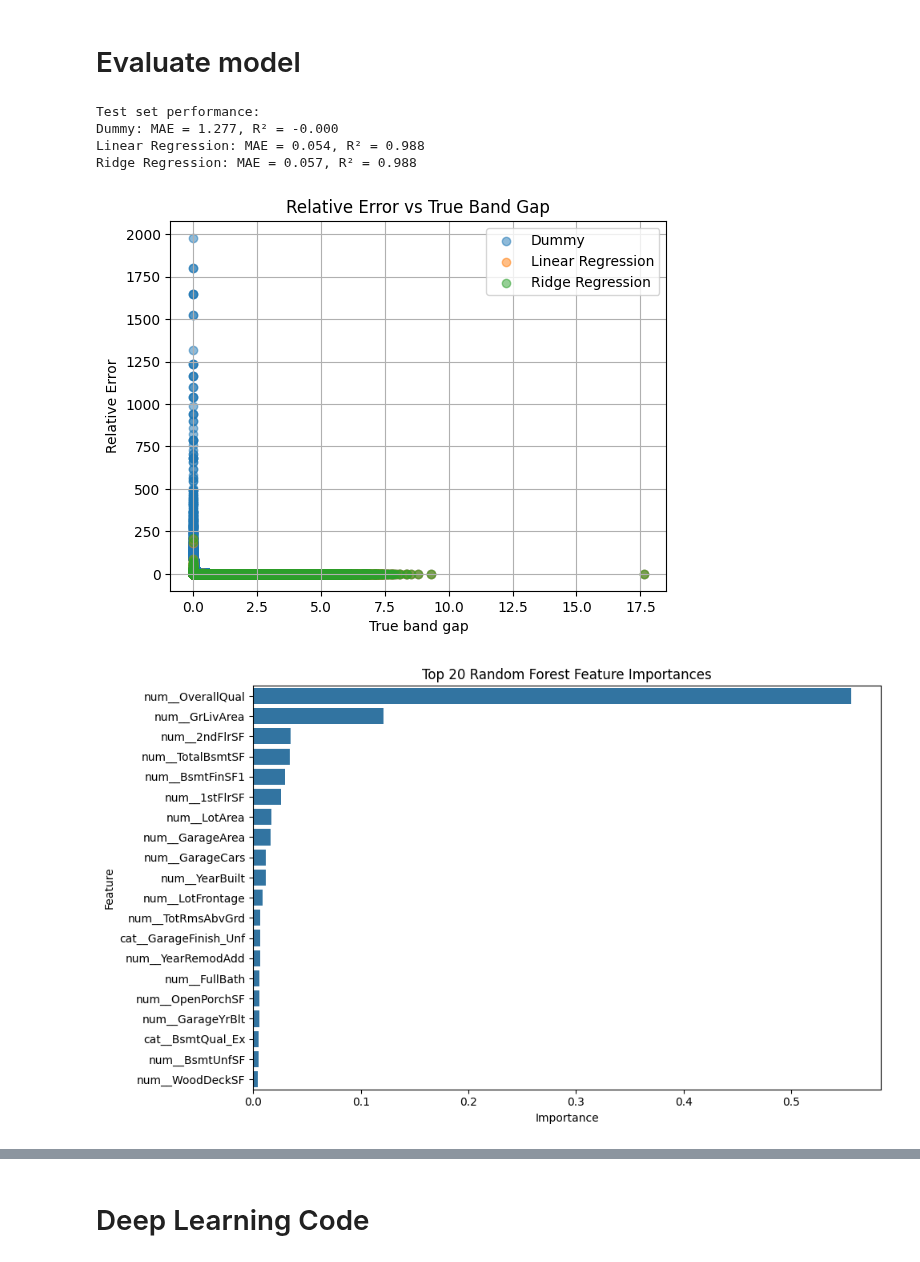
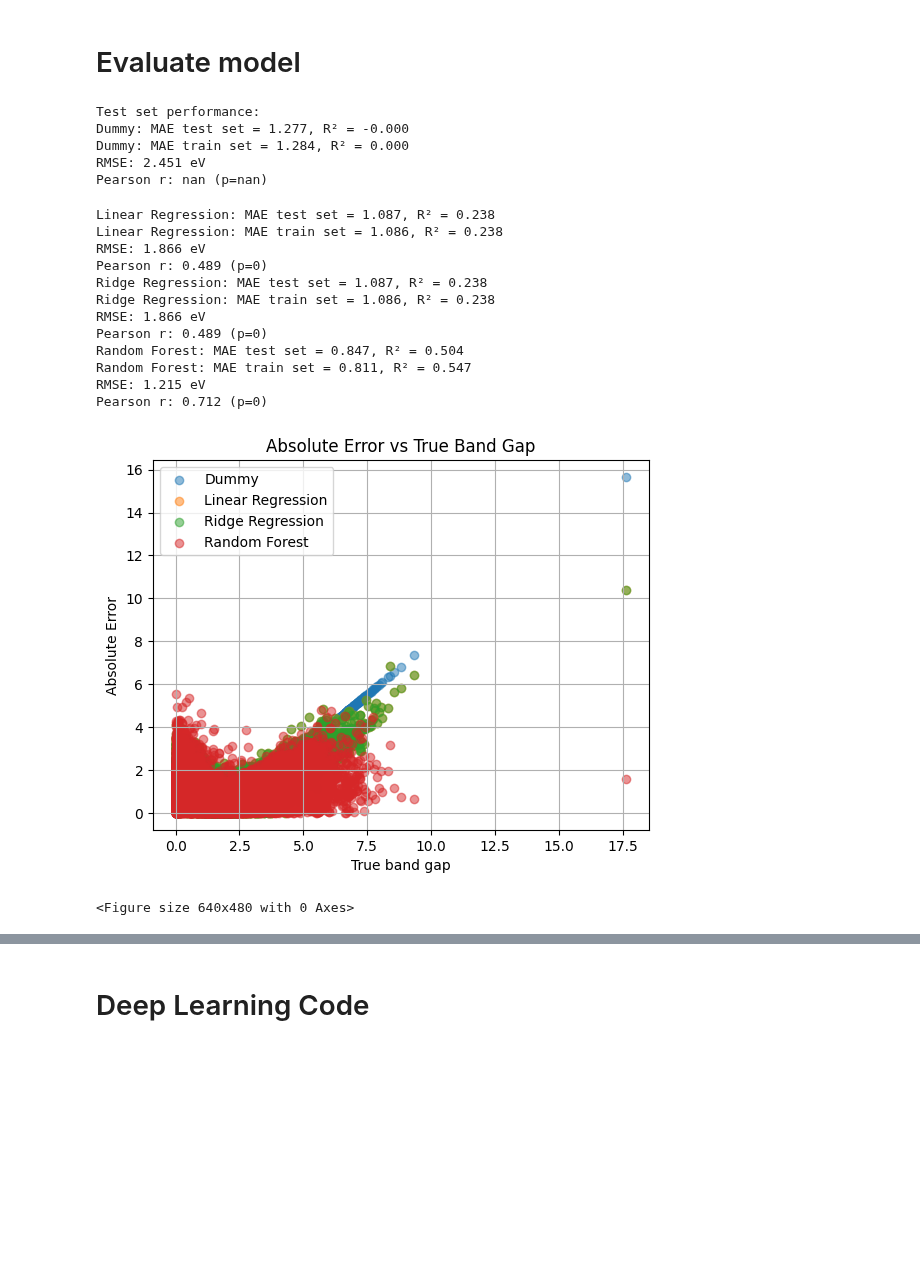
Before and after one commit to immischein/ML-bandgap, a Jupyter notebook: model_building.ipynb, the cells around one changed output, grey strips where cells are left out. Drawn from its saved outputs; the diff is of its cells as text; code cells hidden in the pictures; blank space fills up the shorter version.

```diff
--- a/model_building.ipynb
+++ b/model_building.ipynb
@@ -231,37 +239,61 @@ Ridge Regression: MAE = 0.058
 # %%
 # Fit on full training set and evaluate on test set
 
 results = {}
 print("\nTest set performance:")
 for name, model in models.items():
     pipeline = make_pipeline(preprocessor, model)
     pipeline.fit(X_train, y_train)
     y_pred = pipeline.predict(X_test)
+    y_train_pred = pipeline.predict(X_train)
 
     mae = mean_absolute_error(y_test, y_pred)
     r2 = r2_score(y_test, y_pred)
     results[name] = {"mae": mae, "r2": r2}
+    mae_train = mean_absolute_error(y_train_pred, y_train)
+    r2_train = r2_score(y_train, y_train_pred)
+    results[name] = {"mae": mae, "r2": r2}
 
-    print(f"{name}: MAE = {mae:.3f}, R² = {r2:.3f}")
+    print(f"{name}: MAE test set = {mae:.3f}, R² = {r2:.3f}")
+    print(f"{name}: MAE train set = {mae_train:.3f}, R² = {r2_train:.3f}")
+    print(f"RMSE: {mean_squared_error(y_test, y_pred):.3f} eV")
+    corr, p = pearsonr(y_test, y_pred)
+    print(f"Pearson r: {corr:.3f} (p={p:.3g})")
 
     # Plot MAE vs true value
-    relative_error = np.abs(y_pred - y_test) / y_test
-    plt.scatter(y_test, relative_error, label=name, alpha=0.5)
+    #relative_error = np.abs(y_pred - y_test) / y_test
+    #plt.scatter(y_test, relative_error, label=name, alpha=0.5)
 
-    #plt.scatter(y_test, np.abs(y_pred - y_test), label=name, alpha=0.5)
+    plt.scatter(y_test, np.abs(y_pred - y_test), label=name, alpha=0.5)
 
 plt.xlabel("True band gap")
-plt.ylabel("Relative Error")
-plt.title("Relative Error vs True Band Gap")
+plt.ylabel("Absolute Error")
+plt.title("Absolute Error vs True Band Gap")
 plt.legend()
 plt.grid(True)
 plt.show()
+
+plt.savefig("absolute_error_simple_models.png")
 # %% [output]
 Test set performance:
-Dummy: MAE = 1.277, R² = -0.000
-Linear Regression: MAE = 0.054, R² = 0.988
-Ridge Regression: MAE = 0.057, R² = 0.988
+Dummy: MAE test set = 1.277, R² = -0.000
+Dummy: MAE train set = 1.284, R² = 0.000
+RMSE: 2.451 eV
+Pearson r: nan (p=nan)
+Linear Regression: MAE test set = 1.087, R² = 0.238
+Linear Regression: MAE train set = 1.086, R² = 0.238
+RMSE: 1.866 eV
+Pearson r: 0.489 (p=0)
+Ridge Regression: MAE test set = 1.087, R² = 0.238
+Ridge Regression: MAE train set = 1.086, R² = 0.238
+RMSE: 1.866 eV
+Pearson r: 0.489 (p=0)
+Random Forest: MAE test set = 0.847, R² = 0.504
+Random Forest: MAE train set = 0.811, R² = 0.547
+RMSE: 1.215 eV
+Pearson r: 0.712 (p=0)
-[figure, old version]
+[figure, new version]
+<Figure size 640x480 with 0 Axes>
 # %%
 # Feature importance of tree based model
 rf_model = make_pipeline(preprocessor, RandomForestRegressor(random_state=42))
@@ -276,13 +308,3 @@ feature_names = rf_model.named_steps["columntransformer"].get_feature_names_out(
 sorted_idx = np.argsort(importances)[::-1][:20]
 top_features = np.array(feature_names)[sorted_idx]
 top_importances = importances[sorted_idx]
-
-plt.figure(figsize=(10, 6))
-sns.barplot(x=top_importances, y=top_features)
-plt.title("Top 20 Random Forest Feature Importances")
-plt.xlabel("Importance")
-plt.ylabel("Feature")
-plt.tight_layout()
-plt.show()
-# %% [output]
-[figure, removed]
```
Also changed, not shown: parts of 7 cells of this notebook.
